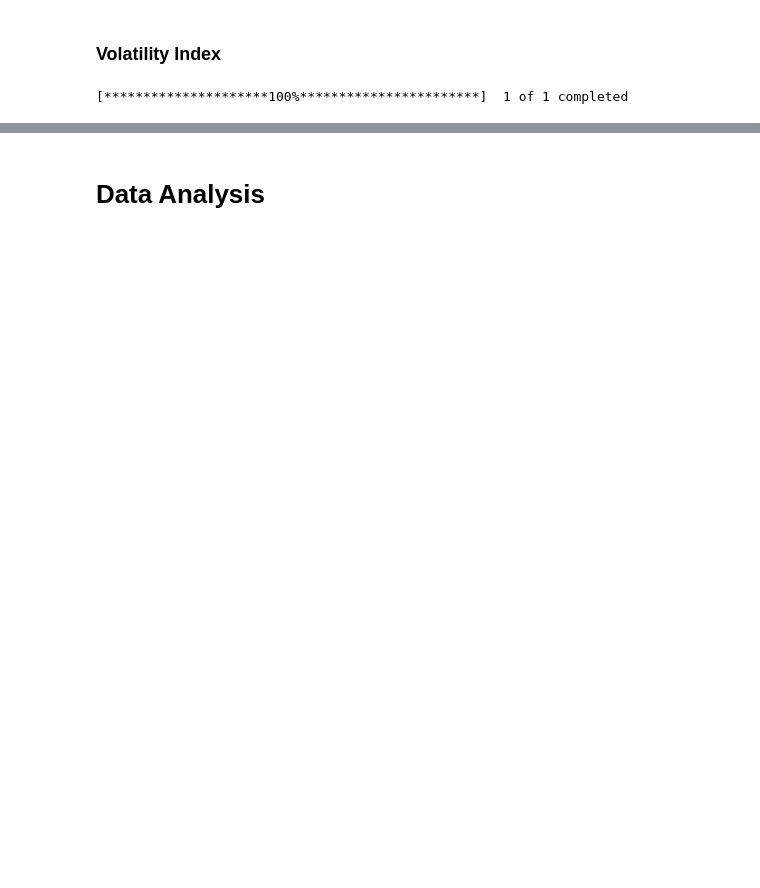
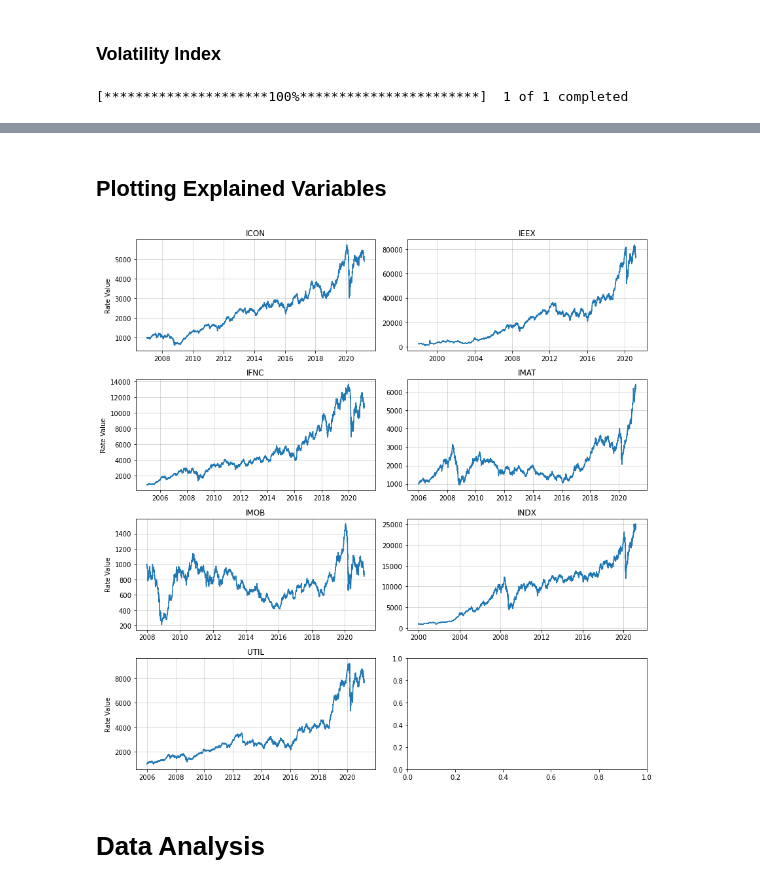
Before and after one commit to daniel-deutsch/MODS206, a Jupyter notebook: main.ipynb, the cells around one changed output, grey strips where cells are left out. Drawn from its saved outputs; the diff is of its cells as text; code cells hidden in the pictures; blank space fills up the shorter version.

```diff
--- a/main.ipynb
+++ b/main.ipynb
@@ -177,2 +225,25 @@ df_gdp.sort_values(by=['date', 'index', 'rate_value'], inplace=True, ignore_inde
+# %% [markdown]
+## Plotting Explained Variables
+# %%
+# df = pd.read_csv("./datasets/sector_indexes.csv.zip", index_col=0)
+# df['date'] = pd.to_datetime(df['date'])
+
+g = df.groupby('index')
+
+fig, axes = plt.subplots(g.ngroups//2+1, 2, figsize=(12, 12))
+
+for i, (index, data) in enumerate(g):
+    ax=axes[i//2, i%2]
+    ax.plot(data['date'], data['rate_value'])
+    ax.set_title(index)
+    ax.grid(alpha=0.6)
+
+    if i%2 == 0:
+        ax.set_ylabel('Rate Value', labelpad=5)
+
+plt.tight_layout()
+plt.show()
+# %% [output]
+[figure, added]
 # %% [markdown]
 # Data Analysis
```
Also changed, not shown: parts of 11 cells of this notebook.
